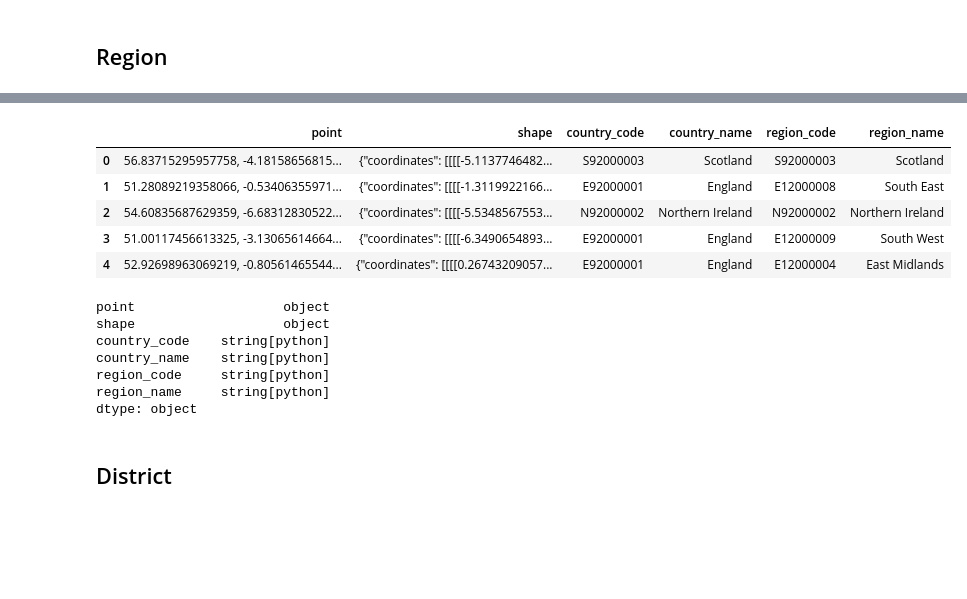
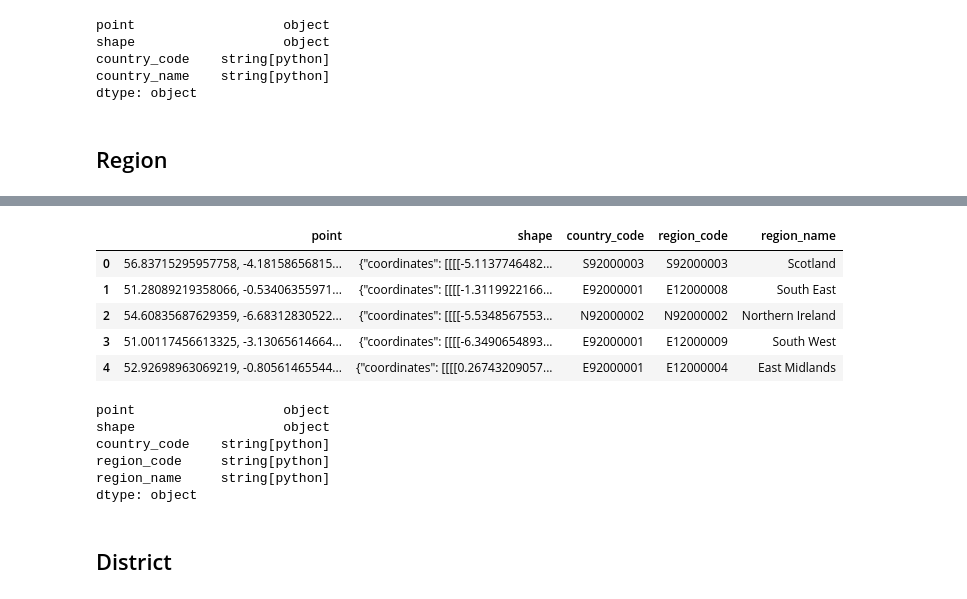
Before and after one commit to Gulilil/IF4040_SpatialDatabase, a Jupyter notebook: process.ipynb, the cells around one changed output, grey strips where cells are left out. Cells and saved outputs as stored; diff of their text form; code cells hidden in the pictures; blank space fills up the shorter version.

Commit message:
update data and preprocessed csv

```diff
--- a/process.ipynb
+++ b/process.ipynb
@@ -8,0 +11,4 @@ PREPROCESSED_DATA_DIR = os.path.join(os.getcwd(), 'preprocessed_data')
+# %%
+country_gdf = gpd.read_file(os.path.join(DATA_DIR, 'country.csv'))
+print(country_gdf.shape)
+country_gdf.head()
@@ -8,0 +22,13 @@ PREPROCESSED_DATA_DIR = os.path.join(os.getcwd(), 'preprocessed_data')
+# %%
+# Drop unnecessary columns
+preserve_cols = ['Geo Point', 'Geo Shape', 'Official Code Country', 'Official Name Country']
+cols = country_gdf.columns.tolist()
+
+for col in preserve_cols:
+  cols.remove(col)
+
+country_gdf = country_gdf.drop(cols, axis=1)
+
+# Rename cols
+country_gdf.rename(columns={"Geo Point": "point", "Geo Shape" : "shape", "Official Code Country" : "country_code", "Official Name Country" : "country_name"}, inplace = True)
+country_gdf.head()
@@ -8,0 +41,11 @@ PREPROCESSED_DATA_DIR = os.path.join(os.getcwd(), 'preprocessed_data')
+# %%
+country_gdf['country_code'] = country_gdf['country_code'].astype('string')
+country_gdf['country_name'] = country_gdf['country_name'].astype('string')
+
+country_gdf.dtypes
+# %% [output]
+point                   object
+shape                   object
+country_code    string[python]
+country_name    string[python]
+dtype: object
@@ -22,27 +67,26 @@ region_gdf.head()
 | 4 | 52.92698963069219, -0.80561465544... | {"coordinates": [[[[0.26743209057... | 2022 | E92000001 | England | E12000004 | ... |
 # %%
 # Drop unnecessary columns
-preserve_cols = ['Geo Point', 'Geo Shape', 'Official Code Country', 'Official Name Country', 'Official Code Region', 'Official Name Region']
+preserve_cols = ['Geo Point', 'Geo Shape', 'Official Code Country', 'Official Code Region', 'Official Name Region']
 cols = region_gdf.columns.tolist()
 
 for col in preserve_cols:
   cols.remove(col)
 
 region_gdf = region_gdf.drop(cols, axis=1)
 
 # Rename cols
-region_gdf.rename(columns={"Geo Point": "point", "Geo Shape" : "shape", "Official Code Country" : "country_code", "Official Name Country" : "country_name", "Official Code Region" : "region_code", "Official Name Region": "region_name"}, inplace = True)
+region_gdf.rename(columns={"Geo Point": "point", "Geo Shape" : "shape", "Official Code Country" : "country_code", "Official Code Region" : "region_code", "Official Name Region": "region_name"}, inplace = True)
 region_gdf.head()
 # %% [output]
-|  | point | shape | country_code | country_name | region_code | region_name |
-| 0 | 56.83715295957758, -4.18158656815... | {"coordinates": [[[[-5.1137746482... | S92000003 | Scotland | S92000003 | Scotland |
-| 1 | 51.28089219358066, -0.53406355971... | {"coordinates": [[[[-1.3119922166... | E92000001 | England | E12000008 | South East |
-| 2 | 54.60835687629359, -6.68312830522... | {"coordinates": [[[[-5.5348567553... | N92000002 | Northern Ireland | N92000002 | Northern Ireland |
-| 3 | 51.00117456613325, -3.13065614664... | {"coordinates": [[[[-6.3490654893... | E92000001 | England | E12000009 | South West |
-| 4 | 52.92698963069219, -0.80561465544... | {"coordinates": [[[[0.26743209057... | E92000001 | England | E12000004 | East Midlands |
+|  | point | shape | country_code | region_code | region_name |
+| 0 | 56.83715295957758, -4.18158656815... | {"coordinates": [[[[-5.1137746482... | S92000003 | S92000003 | Scotland |
+| 1 | 51.28089219358066, -0.53406355971... | {"coordinates": [[[[-1.3119922166... | E92000001 | E12000008 | South East |
+| 2 | 54.60835687629359, -6.68312830522... | {"coordinates": [[[[-5.5348567553... | N92000002 | N92000002 | Northern Ireland |
+| 3 | 51.00117456613325, -3.13065614664... | {"coordinates": [[[[-6.3490654893... | E92000001 | E12000009 | South West |
+| 4 | 52.92698963069219, -0.80561465544... | {"coordinates": [[[[0.26743209057... | E92000001 | E12000004 | East Midlands |
 # %%
 region_gdf['country_code'] = region_gdf['country_code'].astype('string')
-region_gdf['country_name'] = region_gdf['country_name'].astype('string')
 region_gdf['region_code'] = region_gdf['region_code'].astype('string')
 region_gdf['region_name'] = region_gdf['region_name'].astype('string')
 
@@ -51,7 +95,6 @@ region_gdf.dtypes
 point                   object
 shape                   object
 country_code    string[python]
-country_name    string[python]
 region_code     string[python]
 region_name     string[python]
 dtype: object
```
Also changed, not shown: parts of 12 cells of this notebook, 10 other files.
